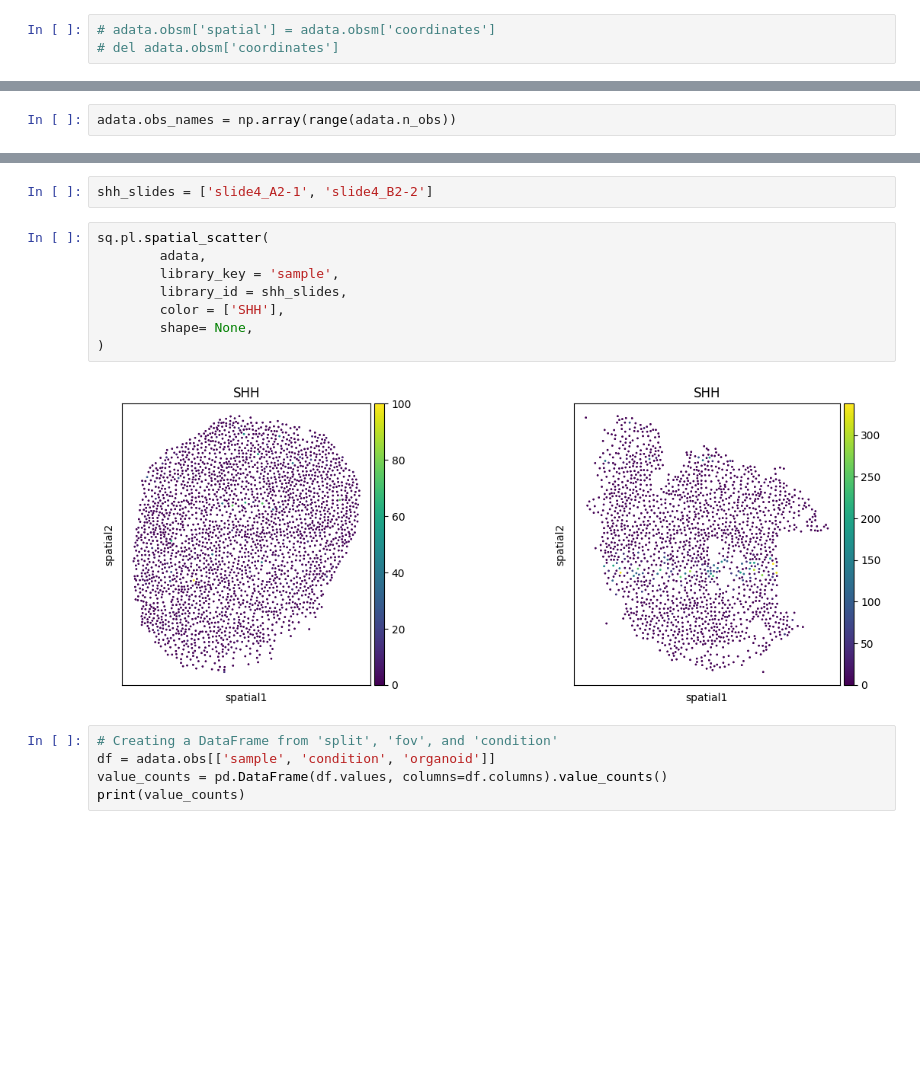
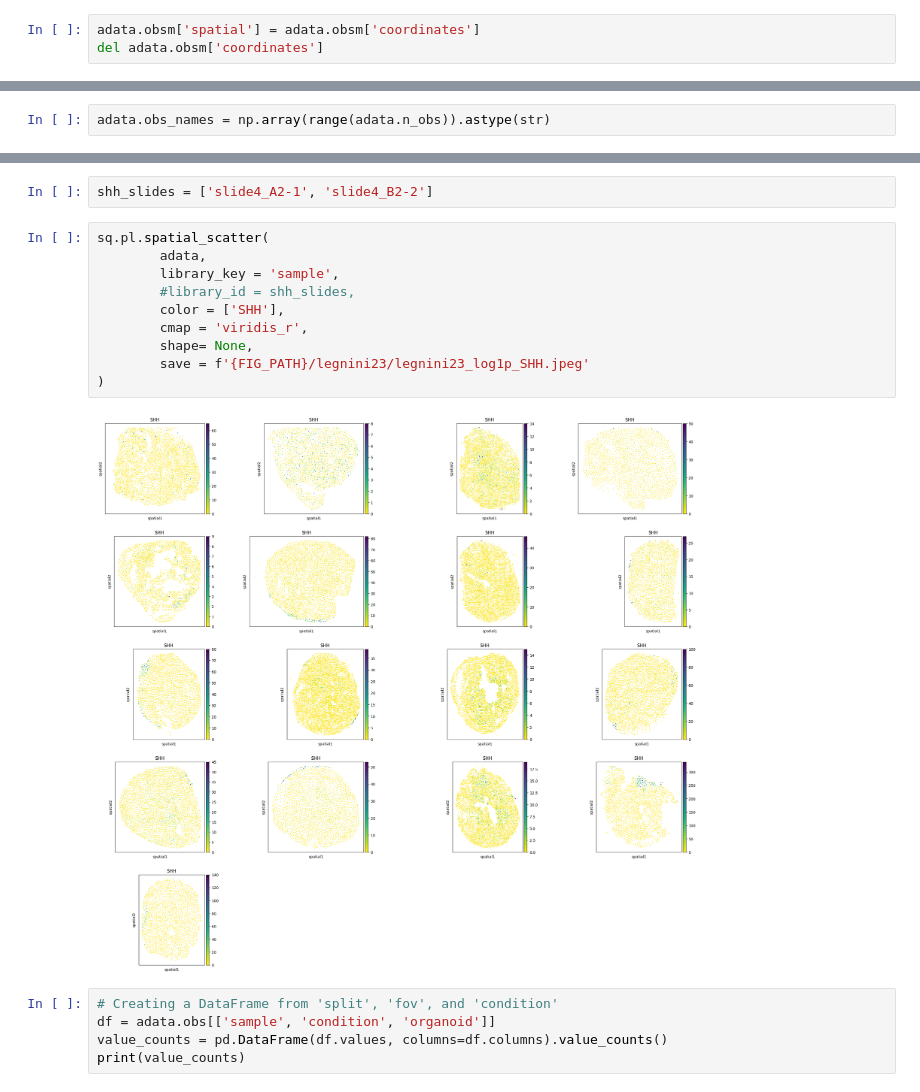
Before and after one commit to theislab/interscale, a Jupyter notebook: docs/notebooks/data/legnini23.ipynb, the cells around one changed output, grey strips where cells are left out. Drawn from its saved outputs; the diff is of its cells as text; blank space fills up the shorter version.

Commit message:
legnini correct data

```diff
--- a/docs/notebooks/data/legnini23.ipynb
+++ b/docs/notebooks/data/legnini23.ipynb
@@ -29,5 +31,5 @@ scales_counts = sc.pp.normalize_total(adata, target_sum=None, inplace=False)
 adata.layers["raw"] = adata.X
 adata.layers["log1p_norm"] = sc.pp.log1p(scales_counts["X"], copy=True)
 # %%
-# adata.obsm['spatial'] = adata.obsm['coordinates']
-# del adata.obsm['coordinates']
+adata.obsm['spatial'] = adata.obsm['coordinates']
+del adata.obsm['coordinates']
@@ -59,4 +64,4 @@ adata.obs_names_make_unique
 # %%
 adata.obs['obs_names'] = adata.obs_names
 # %%
-adata.obs_names = np.array(range(adata.n_obs))
+adata.obs_names = np.array(range(adata.n_obs)).astype(str)
@@ -93,13 +91,15 @@ shh_slides = ['slide4_A2-1', 'slide4_B2-2']
 # %%
 sq.pl.spatial_scatter(
         adata,
         library_key = 'sample',
-        library_id = shh_slides,
+        #library_id = shh_slides,
         color = ['SHH'],
+        cmap = 'viridis_r',
         shape= None,
+        save = f'{FIG_PATH}/legnini23/legnini23_log1p_SHH.jpeg'
 )
 # %% [output]
-[figure, old version]
+[figure, new version]
 # %%
 # Creating a DataFrame from 'split', 'fov', and 'condition'
 df = adata.obs[['sample', 'condition', 'organoid']]
```
Also changed, not shown: parts of 14 cells of this notebook, 3 other files.
